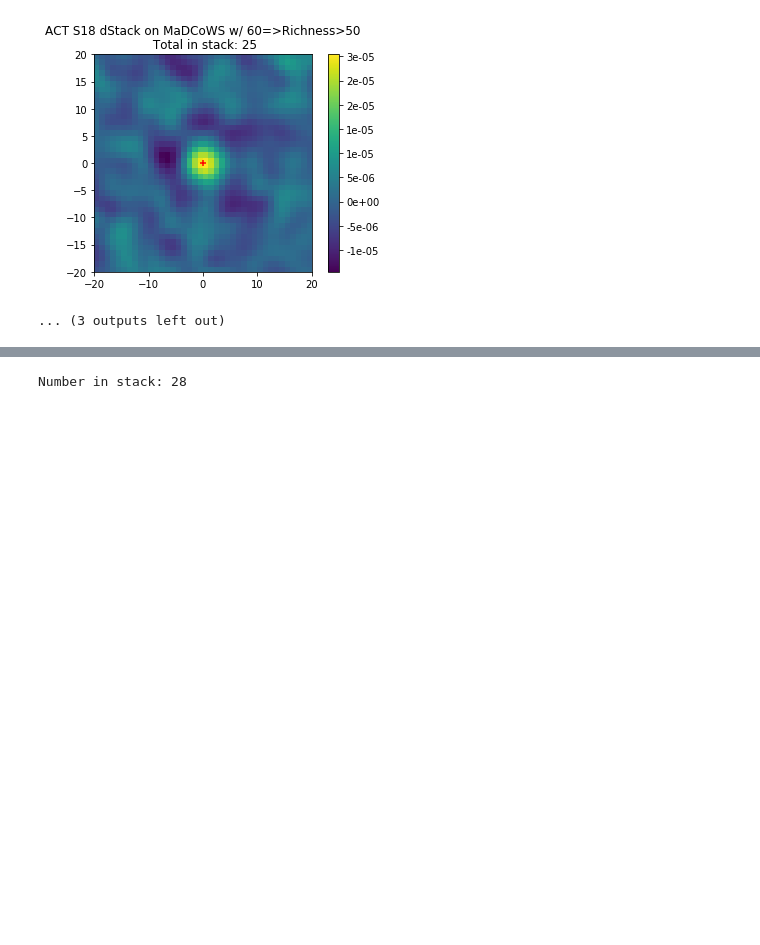
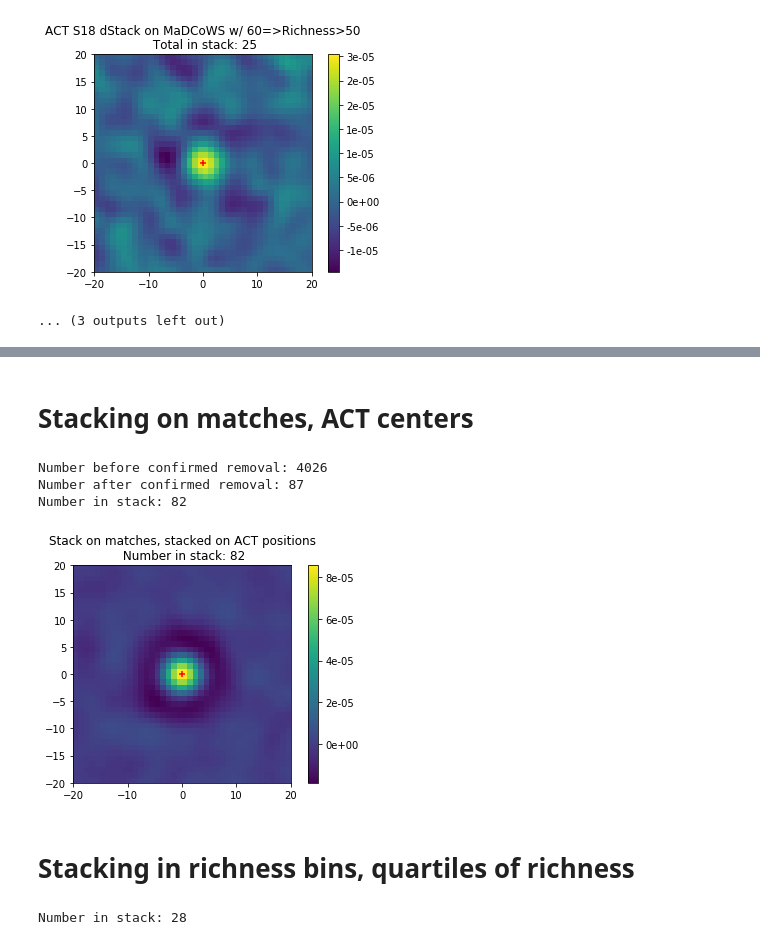
Before and after one commit to Sulla2012/madcowsclusters, a Jupyter notebook: S18d_stacker.ipynb, the cells around one changed output, grey strips where cells are left out. Drawn from its saved outputs; the diff is of its cells as text; code cells hidden in the pictures; blank space fills up the shorter version.

```diff
--- a/S18d_stacker.ipynb
+++ b/S18d_stacker.ipynb
@@ -447,3 +400,59 @@ Number in stack: 46
+# %% [markdown]
+# Stacking on matches, ACT centers
+# %%
+t = QTable.read('madcows/AdvACT_S18Clusters_v1.0-beta.fits')
+
+ra = t['RADeg']
+flags = t['MaDCoWS']
+dec = t['decDeg']
+ra, dec = np.array(ra), np.array(dec)
+
+path = '/scratch/r/rbond/jorlo/S18d_202006/filteredMaps/'
+
+act = fits.open('/home/r/rbond/jorlo/dev/madcowsclusters/AdvACT_S18d_202006_MaDCoWSUnionMatch.fits')
+in_act = act[1].data['Name']
+
+names = t['name']
+flags = [True]*len(ra)
+
+for i, name in enumerate(names):
+    if name not in in_act:
+        flags[i] = False
+
+print("Number before confirmed removal: {}".format(len(ra)))
+ra = ra[flags]
+dec = dec[flags]
+print("Number after confirmed removal: {}".format(len(ra)))
+
+s18d_stack, stack_num = s18dStack(ra, dec, s18d)
+
+"""
+out, cen, cen_d, out_d = 0,0,0,0
+
+for i in range(len(s18d_stack[0])):
+    for j in range(len(s18d_stack[0])):
+        if (28<i<32) & (28<j<32):
+            cen += s18d_stack[i][j]
+            cen_d += 1
+        else:
+            out += s18d_stack[i][j]
+            out_d += 1
+print(cen/cen_d)
+print(out/out_d)
+"""
+
+plot = plt.imshow(s18d_stack, extent = [-20,20,-20,20])
+plt.scatter(0,0, marker = '+', color = 'r')
+plt.colorbar(plot, format='%.0e')
+plt.title('Stack on matches, stacked on ACT positions\n Number in stack: {}'.format(stack_num))
+plt.savefig("plots/stack_ACT_pos.png")
+plt.show()
+plt.close()
+# %% [output]
+Number before confirmed removal: 4026
+Number after confirmed removal: 87
+Number in stack: 82
+[figure, added]
 # %%
 #Looking at brightness by richness bin
 
@@ -532,6 +541,8 @@ def richStat(data, catalog, r_low, r_high, bins = 1, save_plot = False):
             means.append(mean)
 
         return means, varies
+# %% [markdown]
+# Stacking in richness bins, quartiles of richness
 # %%
 mdcw_catalog = fits.open('/home/s/sievers/sdicker/ACTnCOWs/MADCOWSUnion.fits')
 
```
Also changed, not shown: parts of 22 cells of this notebook.
